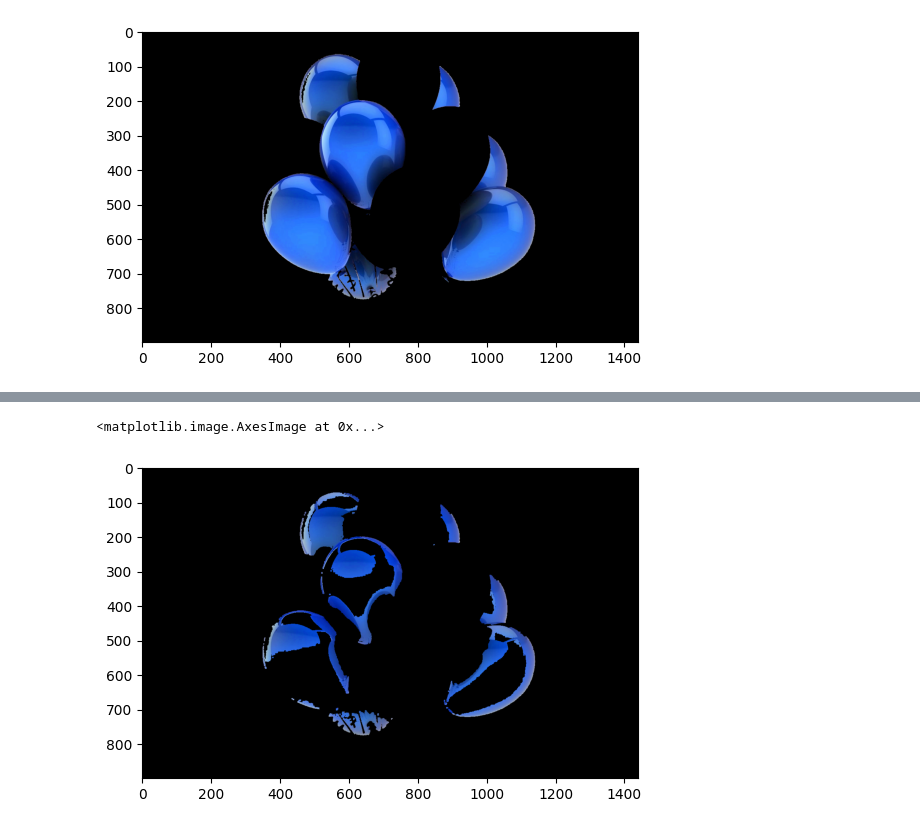
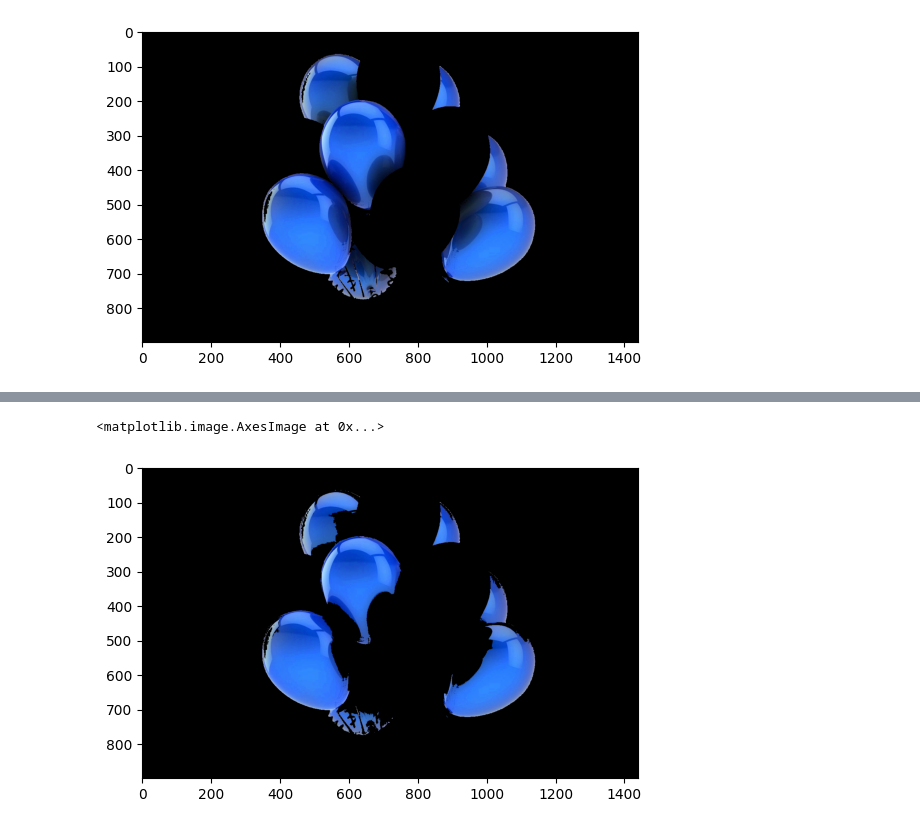
Before and after one commit to Havlong/img-processing, a Jupyter notebook: lab5.ipynb, the cells around one changed output, grey strips where cells are left out. Drawn from its saved outputs; the diff is of its cells as text; code cells hidden in the pictures.

Commit message:
better plot

```diff
--- a/lab5.ipynb
+++ b/lab5.ipynb
@@ -46,13 +42,13 @@ plot_hsv(hsv_image)
 # %%
-mask = cv.inRange(hsv_image[..., 2], 150, 230)
-mask = cv.morphologyEx(mask, cv.MORPH_OPEN, np.ones((4, 4), dtype='uint8'))
+mask = cv.inRange(hsv_image[..., 2], 170, 255)
+# mask = cv.morphologyEx(mask, cv.MORPH_OPEN, np.ones((4, 4), dtype='uint8'))
 for layer in range(hsv_image.shape[-1]):
     hsv_image[..., layer] = cv.bitwise_and(mask, hsv_image[..., layer])
 
 plt.imshow(cv.cvtColor(hsv_image, cv.COLOR_HSV2RGB))
 # %% [output]
 <matplotlib.image.AxesImage at 0x...>
-[figure, old version]
+[figure, new version]
 # %%
 points = []
 x_sz, y_sz = mask.shape
```
Also changed, not shown: parts of 6 cells of this notebook.
